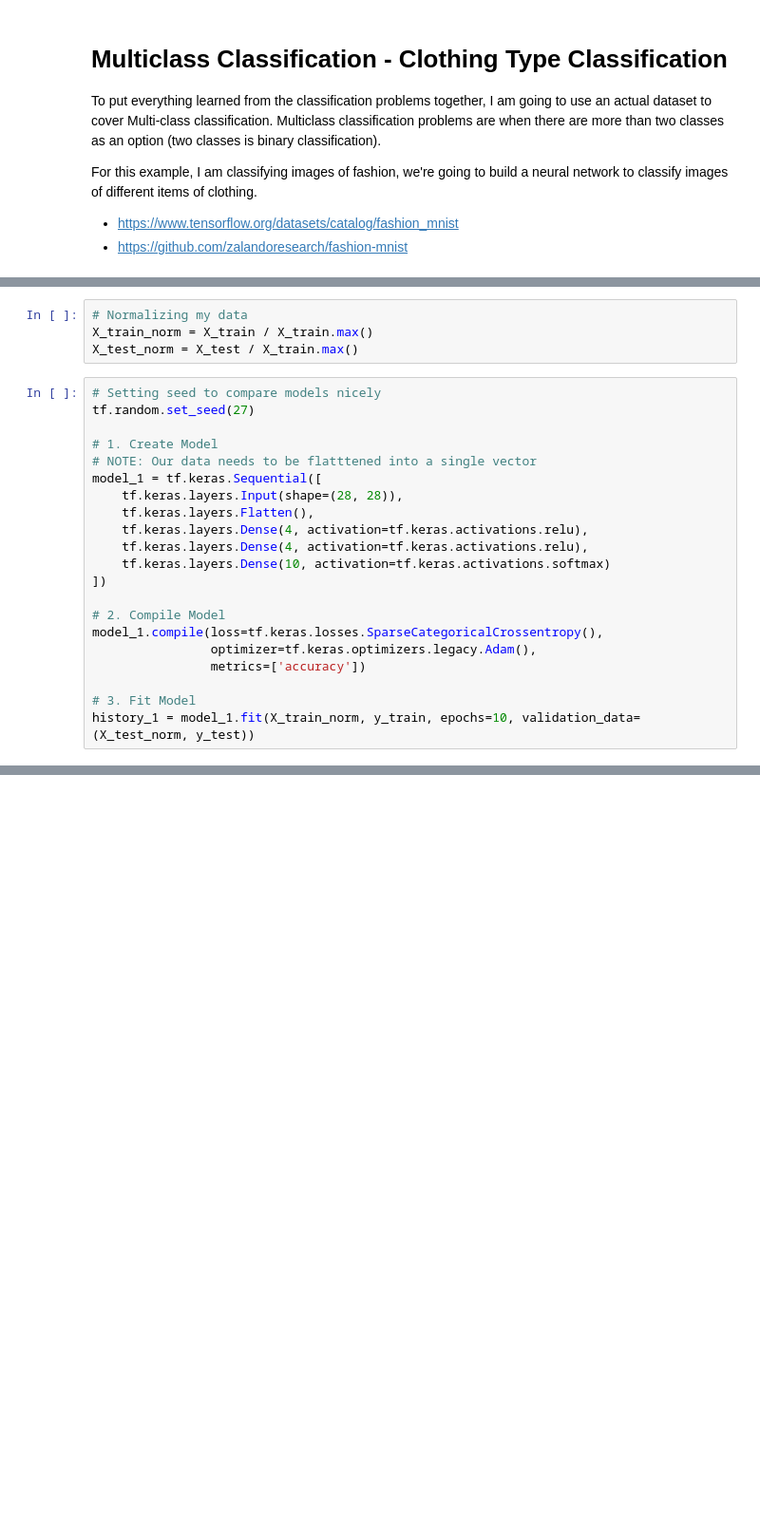
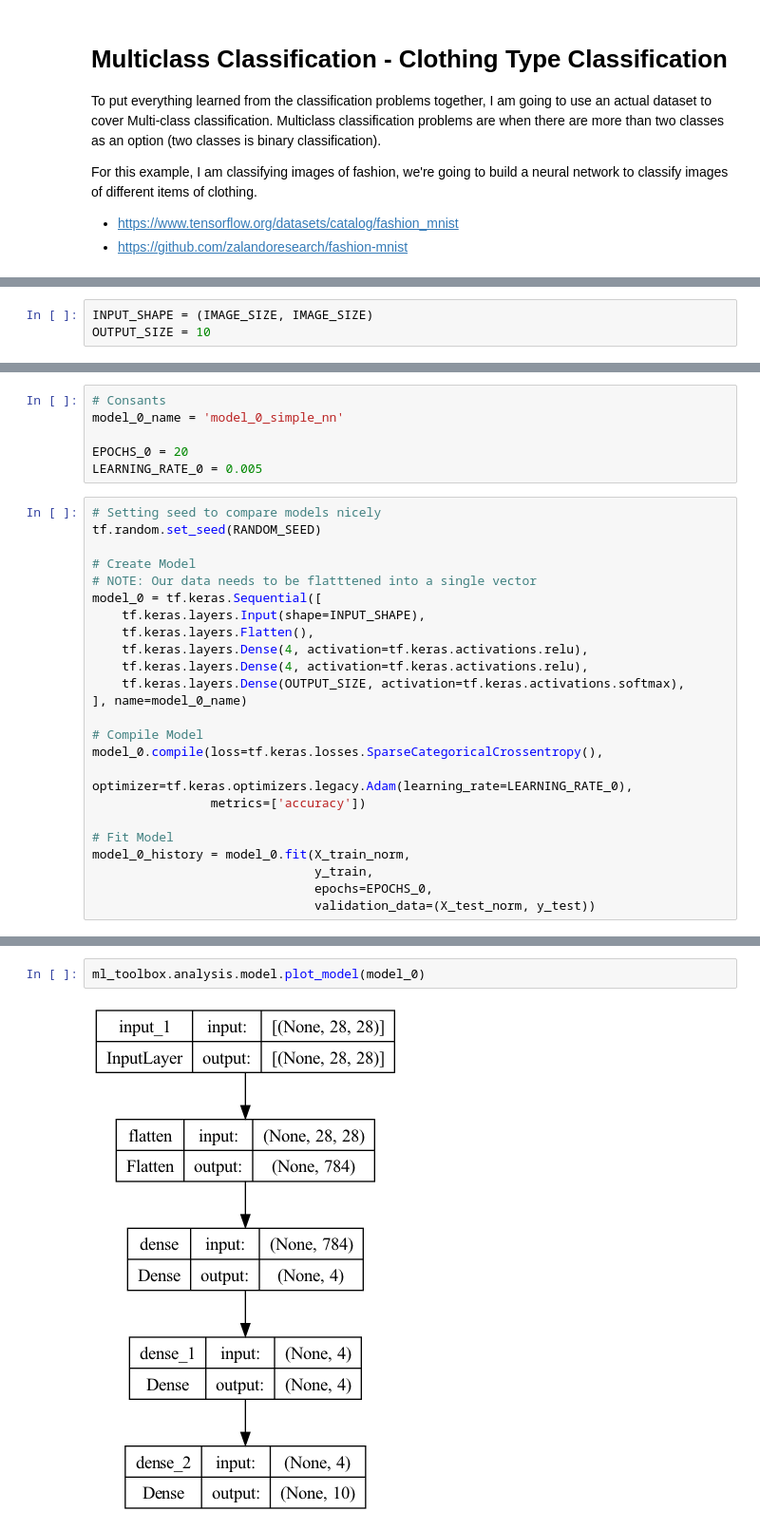
Before and after one commit to bkubick/deep-learning-development, a Jupyter notebook: projects/clothing_image_classification/clothing_image_classification.ipynb, the cells around one changed output, grey strips where cells are left out. Shown at 95% size. Drawn from its saved outputs; the diff is of its cells as text; blank space fills up the shorter version.

```diff
--- a/projects/clothing_image_classification/clothing_image_classification.ipynb
+++ b/projects/clothing_image_classification/clothing_image_classification.ipynb
@@ -65 +137,4 @@ utils.plot.plot_images(indexes, train_data, train_labels, class_names, black_and
+# %%
+INPUT_SHAPE = (IMAGE_SIZE, IMAGE_SIZE)
+OUTPUT_SIZE = 10
 # %% [markdown]
@@ -76,25 +146,30 @@ X_test, y_test = test_data, test_labels
-# %%
-# Normalizing my data
-X_train_norm = X_train / X_train.max()
-X_test_norm = X_test / X_train.max()
+# %%
+# Consants
+model_0_name = 'model_0_simple_nn'
+
+EPOCHS_0 = 20
+LEARNING_RATE_0 = 0.005
 # %%
 # Setting seed to compare models nicely
-tf.random.set_seed(27)
+tf.random.set_seed(RANDOM_SEED)
 
-# 1. Create Model
+# Create Model
 # NOTE: Our data needs to be flatttened into a single vector
-model_1 = tf.keras.Sequential([
-    tf.keras.layers.Input(shape=(28, 28)),
+model_0 = tf.keras.Sequential([
+    tf.keras.layers.Input(shape=INPUT_SHAPE),
     tf.keras.layers.Flatten(),
     tf.keras.layers.Dense(4, activation=tf.keras.activations.relu),
     tf.keras.layers.Dense(4, activation=tf.keras.activations.relu),
-    tf.keras.layers.Dense(10, activation=tf.keras.activations.softmax)
-])
+    tf.keras.layers.Dense(OUTPUT_SIZE, activation=tf.keras.activations.softmax),
+], name=model_0_name)
 
-# 2. Compile Model
-model_1.compile(loss=tf.keras.losses.SparseCategoricalCrossentropy(),
-                optimizer=tf.keras.optimizers.legacy.Adam(),
+# Compile Model
+model_0.compile(loss=tf.keras.losses.SparseCategoricalCrossentropy(),
+                optimizer=tf.keras.optimizers.legacy.Adam(learning_rate=LEARNING_RATE_0),
                 metrics=['accuracy'])
 
-# 3. Fit Model
-history_1 = model_1.fit(X_train_norm, y_train, epochs=10, validation_data=(X_test_norm, y_test))
+# Fit Model
+model_0_history = model_0.fit(X_train_norm,
+                              y_train,
+                              epochs=EPOCHS_0,
+                              validation_data=(X_test_norm, y_test))
@@ -105,0 +214,4 @@ utils.visualize.visualize_model(model_1)
+# %%
+ml_toolbox.analysis.model.plot_model(model_0)
+# %% [output]
+[figure, added]
```
Also changed, not shown: parts of 62 cells of this notebook, 1 other file.
